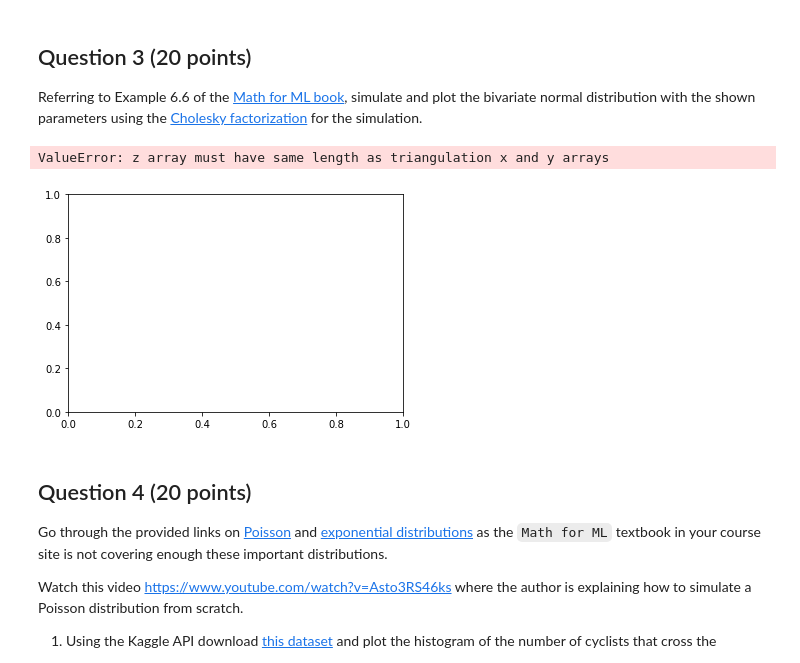
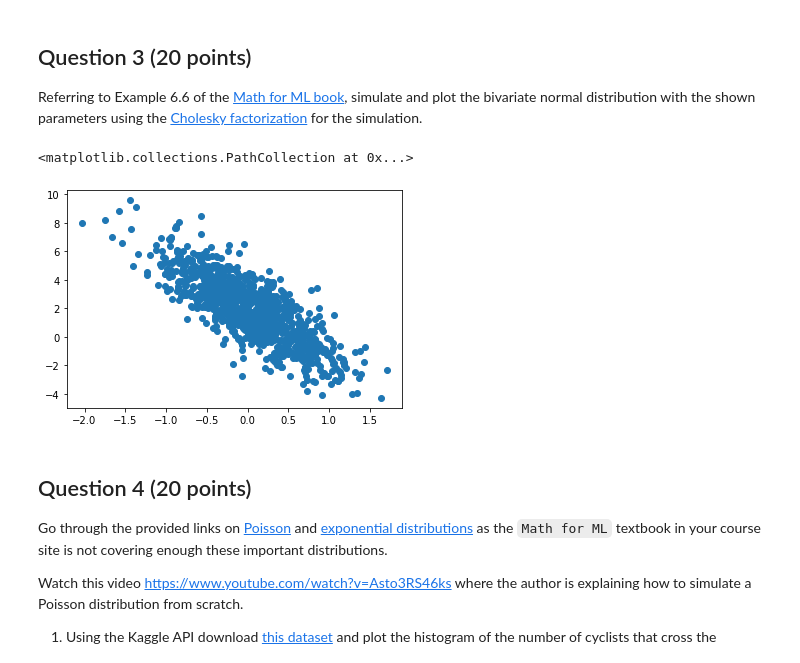
Before and after one commit to metaknightccc/cs-uy-4613-assignments, a Jupyter notebook: hw1.ipynb, the cells around one changed output. Drawn from its saved outputs; the diff is of its cells as text; code cells hidden in the pictures.

```diff
--- a/hw1.ipynb
+++ b/hw1.ipynb
@@ -47,21 +47,20 @@ Referring to Example 6.6 of the  [Math for ML book](https://mml-book.github.io/b
 # %%
 # Type the Python code here and ensure you save the notebook with the results of the code execution.
 import numpy as np
 import matplotlib.pyplot as plt
 
 mean = np.array([0, 2]).reshape(2,1)
 cov = np.array([[0.3, -1], [-1, 5]])
 
 L=np.linalg.cholesky(cov)
 z=np.random.normal(size=(2,1000))
 x=mean+np.dot(L,z)
 
+#draw scatter graph
 plt.scatter(x[0],x[1])
-dataEllipse(x,y,factor(group), levels=c(0.70,0.85,0.95),
-    plot.points=FALSE, col=rainbow(3), group.labels=NA, center.pch=FALSE)
 # %% [output]
-ValueError: z array must have same length as triangulation x and y arrays
+<matplotlib.collections.PathCollection at 0x...>
-[figure, old version]
+[figure, new version]
 # %% [markdown]
 ## Question 4 (20 points)
 
```
Also changed, not shown: parts of 4 cells of this notebook.
